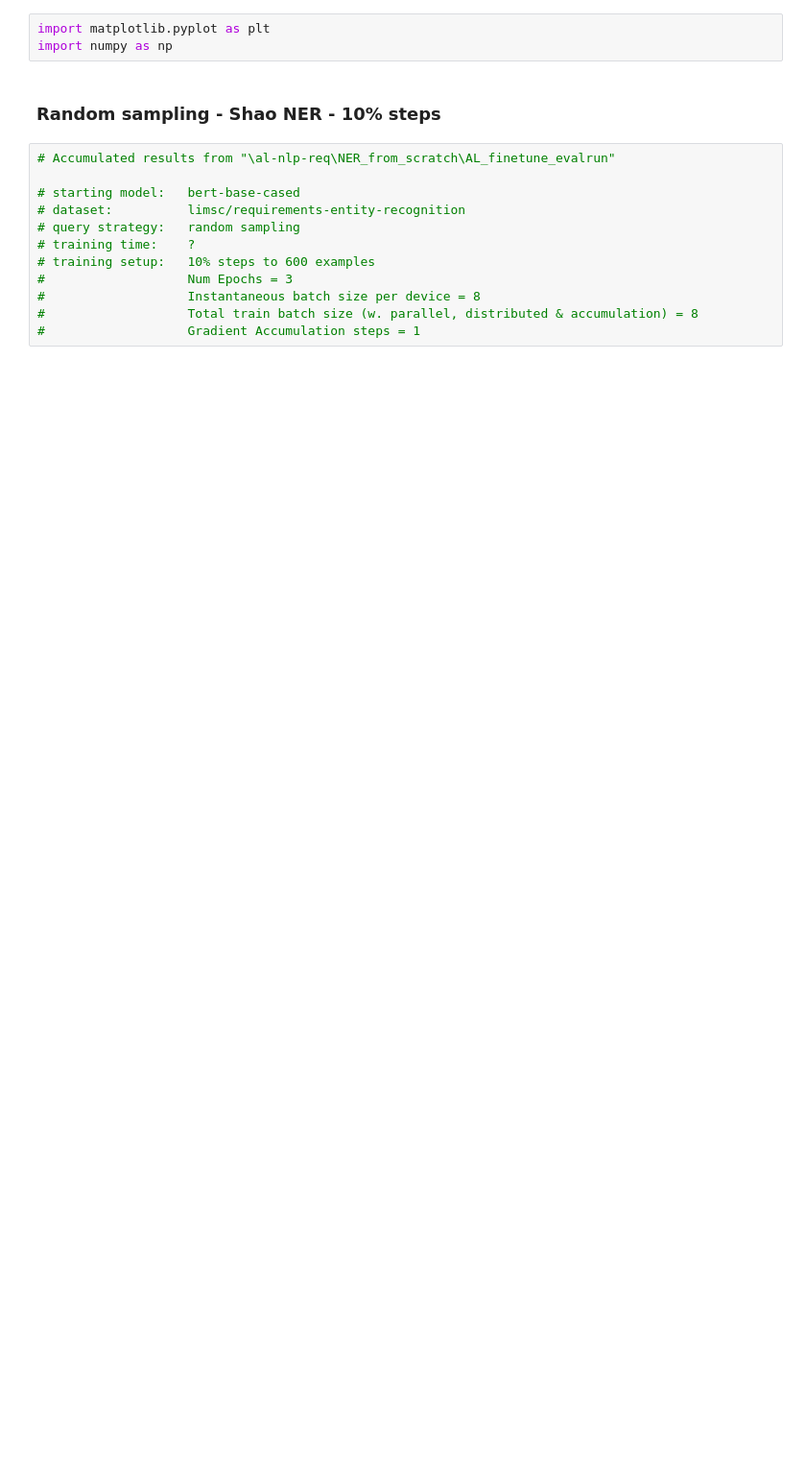
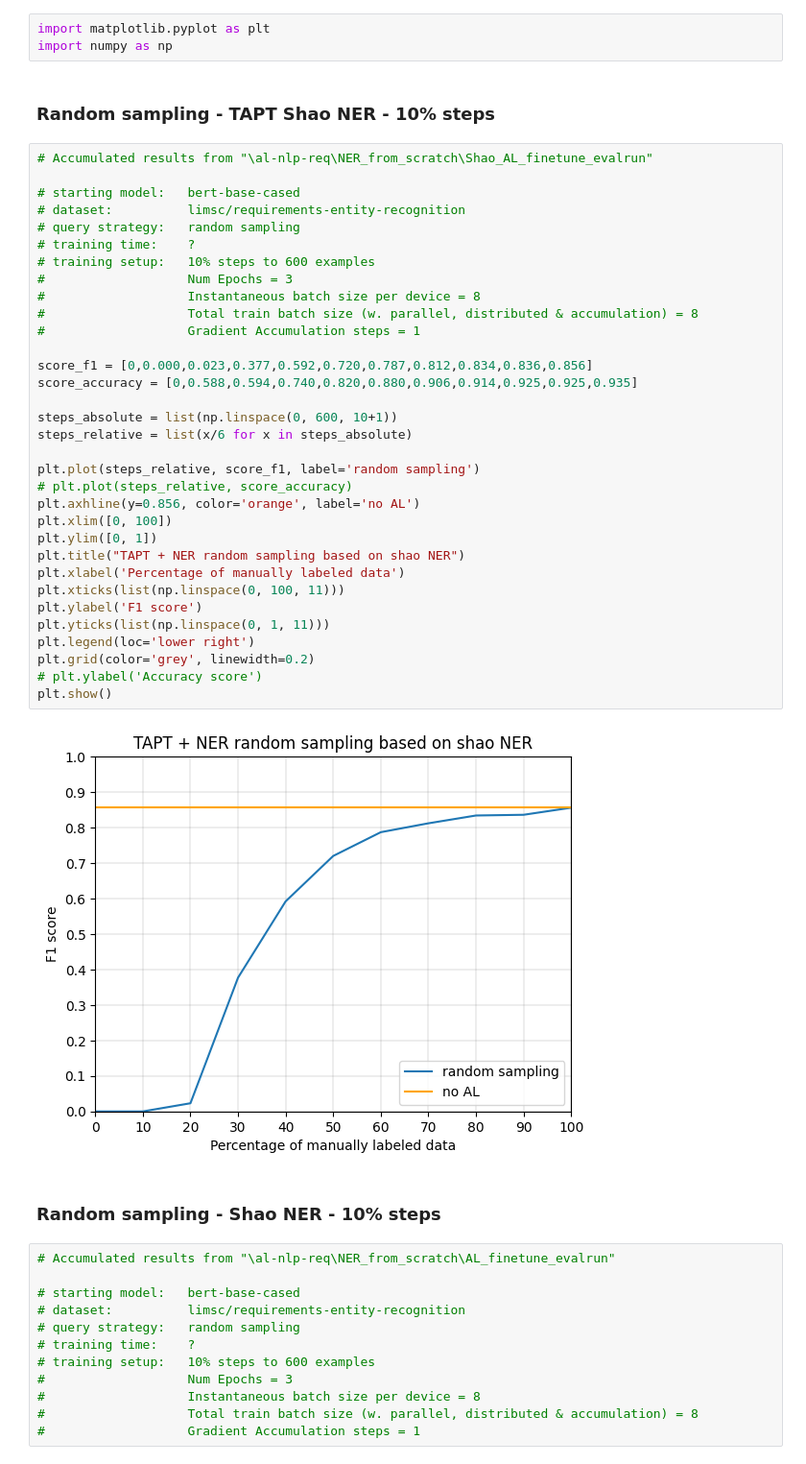
Before and after one commit to dkxiao/al-nlp-req, a Jupyter notebook: visualization/learning_curves.ipynb, the cells around one changed output. Shown: that part at 96% size. Cells and saved outputs as stored; diff of their text form; blank space fills up the shorter version.

```diff
--- a/visualization/learning_curves.ipynb
+++ b/visualization/learning_curves.ipynb
@@ -1,6 +1,43 @@
 # %%
 import matplotlib.pyplot as plt
 import numpy as np
+# %% [markdown]
+### Random sampling - TAPT Shao NER - 10% steps
+# %%
+# Accumulated results from "\al-nlp-req\NER_from_scratch\Shao_AL_finetune_evalrun"
+
+# starting model:   bert-base-cased
+# dataset:          limsc/requirements-entity-recognition
+# query strategy:   random sampling
+# training time:    ?
+# training setup:   10% steps to 600 examples
+#                   Num Epochs = 3
+#                   Instantaneous batch size per device = 8
+#                   Total train batch size (w. parallel, distributed & accumulation) = 8
+#                   Gradient Accumulation steps = 1
+
+score_f1 = [0,0.000,0.023,0.377,0.592,0.720,0.787,0.812,0.834,0.836,0.856]
+score_accuracy = [0,0.588,0.594,0.740,0.820,0.880,0.906,0.914,0.925,0.925,0.935]
+
+steps_absolute = list(np.linspace(0, 600, 10+1))
+steps_relative = list(x/6 for x in steps_absolute)
+
+plt.plot(steps_relative, score_f1, label='random sampling')
+# plt.plot(steps_relative, score_accuracy)
+plt.axhline(y=0.856, color='orange', label='no AL')
+plt.xlim([0, 100])
+plt.ylim([0, 1])
+plt.title("TAPT + NER random sampling based on shao NER")
+plt.xlabel('Percentage of manually labeled data')
+plt.xticks(list(np.linspace(0, 100, 11)))
+plt.ylabel('F1 score')
+plt.yticks(list(np.linspace(0, 1, 11)))
+plt.legend(loc='lower right')
+plt.grid(color='grey', linewidth=0.2)
+# plt.ylabel('Accuracy score')
+plt.show()
+# %% [output]
+[figure, added]
 # %% [markdown]
 ### Random sampling - Shao NER - 10% steps
 # %%
```
Also changed, not shown: parts of 3 cells of this notebook, 2 other files.
